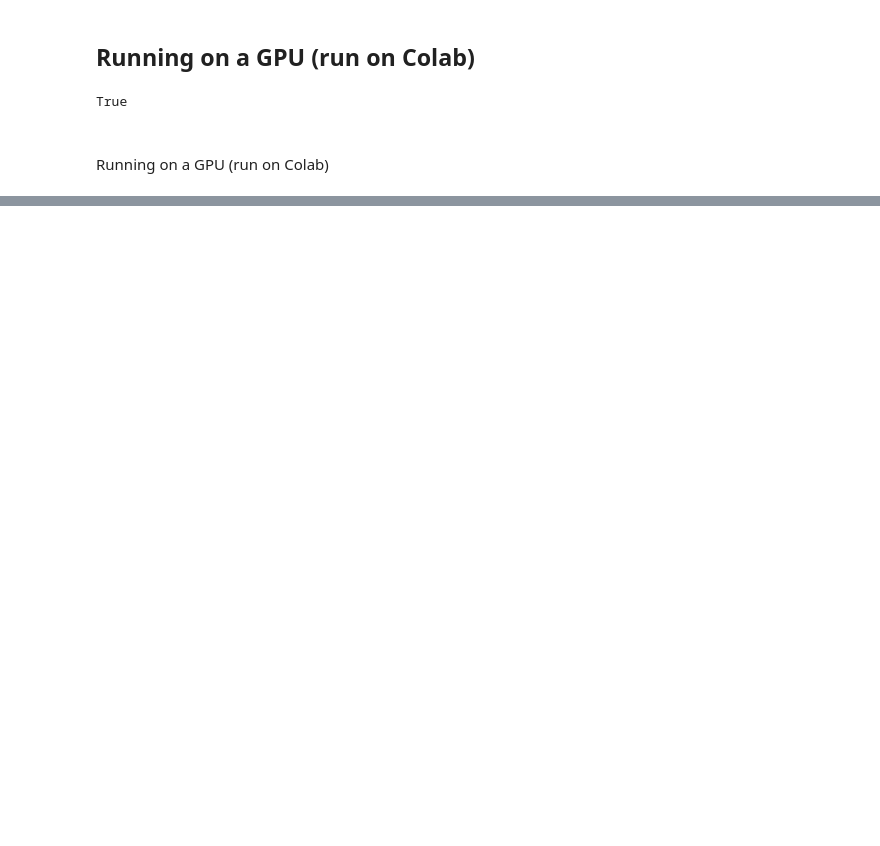
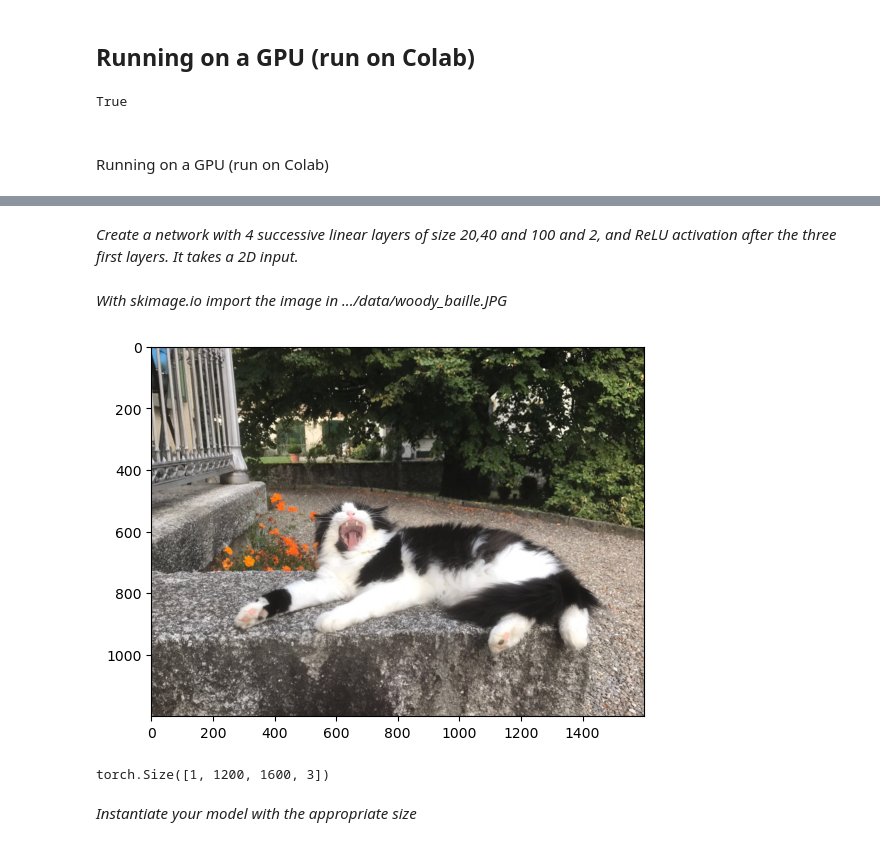
Before and after one commit to jazwilson/deeplearning_guiwitz, a Jupyter notebook: notebooks/04_Simple_neural_net_with_PyTorch.ipynb, the cells around one changed output, grey strips where cells are left out. Cells and saved outputs as stored; diff of their text form; code cells hidden in the pictures; blank space fills up the shorter version.

```diff
--- a/notebooks/04_Simple_neural_net_with_PyTorch.ipynb
+++ b/notebooks/04_Simple_neural_net_with_PyTorch.ipynb
@@ -421,0 +463,2 @@ else:
+# %% [markdown]
+*Create a network with 4 successive linear layers of size 20,40 and 100 and 2, and ReLU activation after the three first layers. It takes a 2D input.*
@@ -421,0 +490,2 @@ else:
+# %% [markdown]
+*With skimage.io import the image in .../data/woody_baille.JPG*
@@ -421,0 +499,5 @@ else:
+# %%
+img = Image.open(datapath.joinpath("../data/woody_baille.JPG"))
+plt.imshow(img);
+# %% [output]
+[figure, added]
@@ -421,0 +516,7 @@ else:
+# %%
+image_tensor.size()
+# (batch_size, height, width, channels)
+# %% [output]
+torch.Size([1, 1200, 1600, 3])
+# %% [markdown]
+*Instantiate your model with the appropriate size*
```
Also changed, not shown: parts of 38 cells of this notebook, 5 other files.
